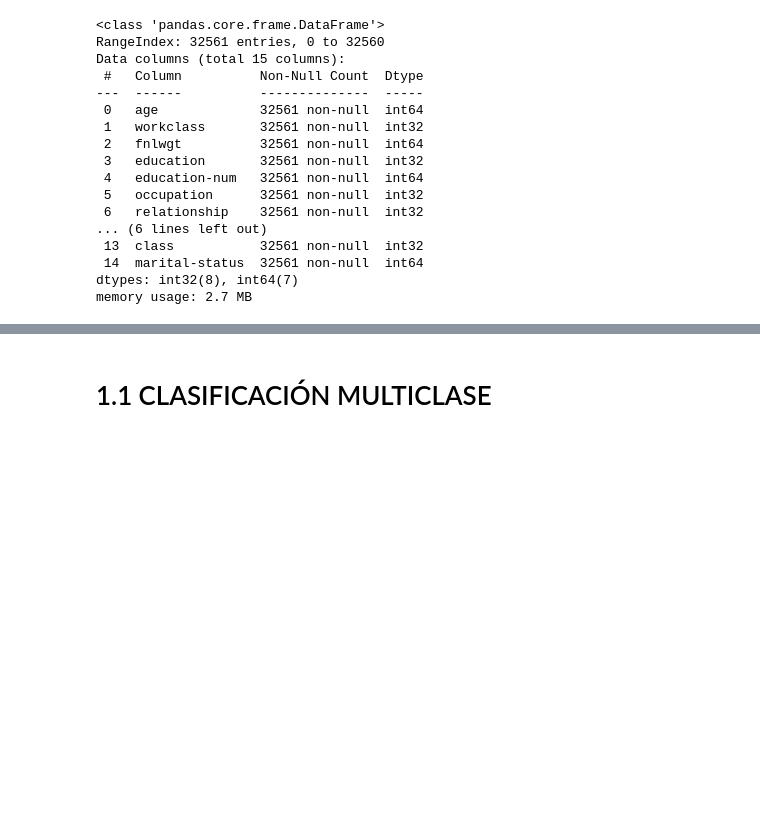
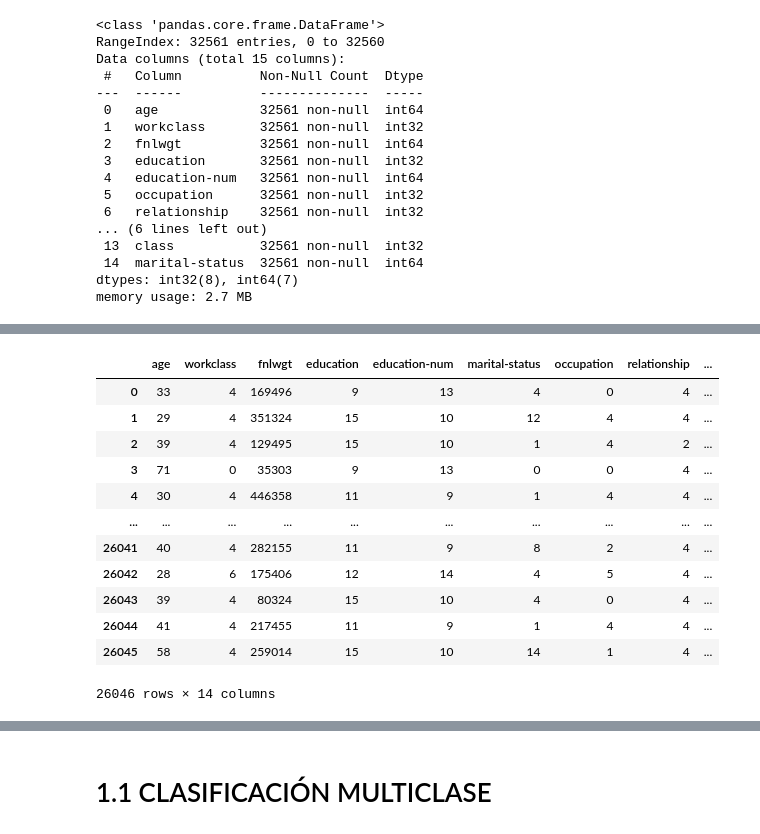
Before and after one commit to Gonzales-Franz-Reinaldo/SIS420-AI, a Jupyter notebook: Laboratorios/LAB-03/Regresion_Logistica_Multiclase.ipynb, the cells around one changed output, grey strips where cells are left out. Drawn from its saved outputs; the diff is of its cells as text; code cells hidden in the pictures; blank space fills up the shorter version.

```diff
--- a/Laboratorios/LAB-03/Regresion_Logistica_Multiclase.ipynb
+++ b/Laboratorios/LAB-03/Regresion_Logistica_Multiclase.ipynb
@@ -222,0 +260,41 @@ data
+# %%
+# Calculamos el 80% y el 20% indices para cada clase
+
+# Calculamos el 80% y el 20% de índices para cada clase
+class_indices_train = {c: int(count * 0.8) for c, count in class_count.items()}
+class_indices_test = {c: int(count * 0.2) for c, count in class_count.items()}
+
+# Dividimos los datos en conjunto de entrenamiento y prueba
+X_train, y_train = [], []
+X_test, y_test = [], []
+
+for class_name, indices_train in class_indices_train.items():
+    indices_test = class_indices_test[class_name]  # Obtenemos el número de índices de prueba correspondientes a esta clase
+
+    # Seleccionamos los índices para el conjunto de entrenamiento
+    indices_train_data = data[data['marital-status'] == class_name].index[:indices_train]
+    X_train.extend(data.loc[indices_train_data].drop('marital-status', axis=1).values.tolist())
+    y_train.extend([class_name] * len(indices_train_data))
+
+    # Seleccionamos los índices para el conjunto de prueba
+    indices_test_data = data[data['marital-status'] == class_name].index[indices_train:indices_train + indices_test]
+    X_test.extend(data.loc[indices_test_data].drop('marital-status', axis=1).values.tolist())
+    y_test.extend([class_name] * len(indices_test_data))
+
+# Convertimos el conjunto de entrenamiento y de prueba a DataFrames
+X_train = pd.DataFrame(X_train, columns=data.columns[:-1])
+X_test = pd.DataFrame(X_test, columns=data.columns[:-1])
+#* y_train = pd.Series(y_train, name='marital-status')
+#* y_test = pd.Series(y_test, name='marital-status')
+y_train = pd.DataFrame(y_train, columns=['marital-status'])
+y_test = pd.DataFrame(y_test, columns=['marital-status'])
+# %%
+import random
+
+# Mezclar los índices de los datos
+indices = list(range(len(X_train)))
+random.shuffle(indices)
+
+# Reordenar los datos de entrenamiento según los índices mezclados
+X_train = X_train.iloc[indices].reset_index(drop=True)
+y_train = y_train.iloc[indices].reset_index(drop=True)
@@ -222,0 +315,17 @@ data
+# %%
+# Mostramos los datos de X_train para el entrenamiento
+X_train
+# %% [output]
+|  | age | workclass | fnlwgt | education | education-num | marital-status | occupation | relationship | ... |
+| 0 | 33 | 4 | 169496 | 9 | 13 | 4 | 0 | 4 | ... |
+| 1 | 29 | 4 | 351324 | 15 | 10 | 12 | 4 | 4 | ... |
+| 2 | 39 | 4 | 129495 | 15 | 10 | 1 | 4 | 2 | ... |
+| 3 | 71 | 0 | 35303 | 9 | 13 | 0 | 0 | 4 | ... |
+| 4 | 30 | 4 | 446358 | 11 | 9 | 1 | 4 | 4 | ... |
+| ... | ... | ... | ... | ... | ... | ... | ... | ... | ... |
+| 26041 | 40 | 4 | 282155 | 11 | 9 | 8 | 2 | 4 | ... |
+| 26042 | 28 | 6 | 175406 | 12 | 14 | 4 | 5 | 4 | ... |
+| 26043 | 39 | 4 | 80324 | 15 | 10 | 4 | 0 | 4 | ... |
+| 26044 | 41 | 4 | 217455 | 11 | 9 | 1 | 4 | 4 | ... |
+| 26045 | 58 | 4 | 259014 | 15 | 10 | 14 | 1 | 4 | ... |
+26046 rows × 14 columns
```
Also changed, not shown: parts of 28 cells of this notebook, 1 other file.
